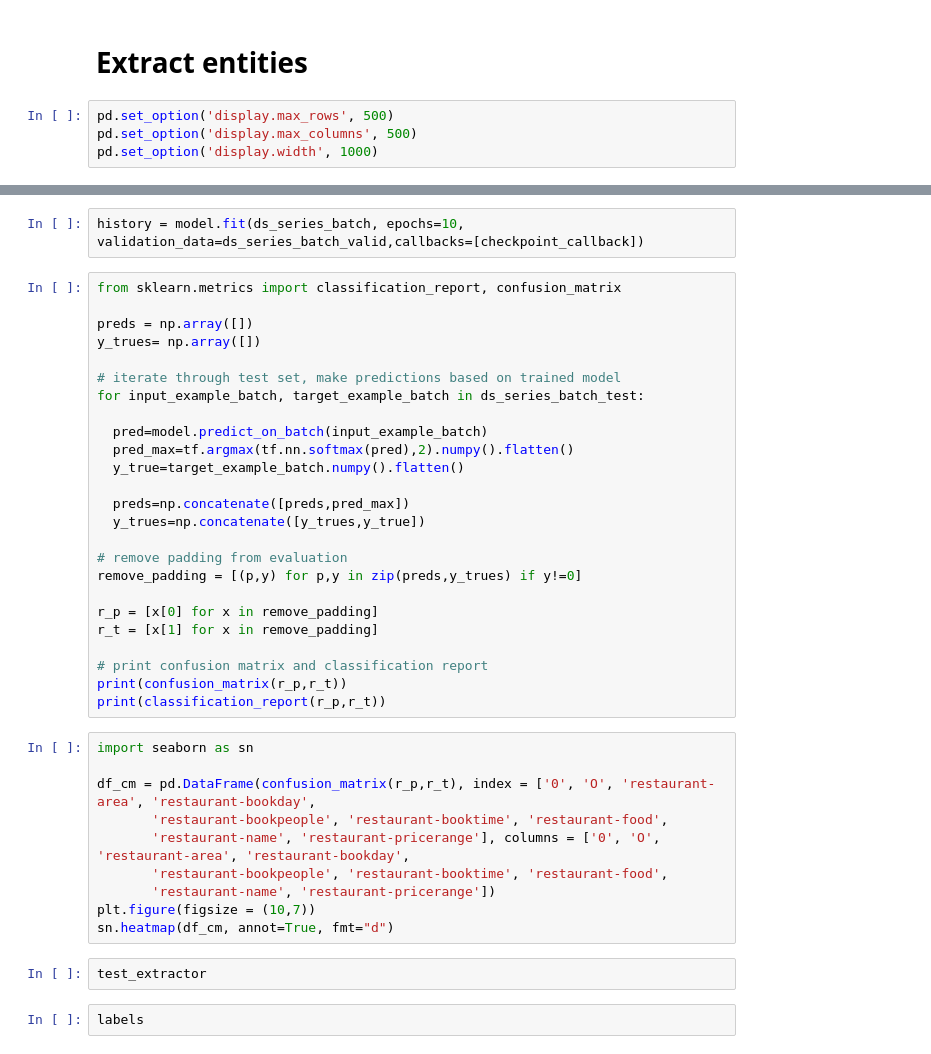
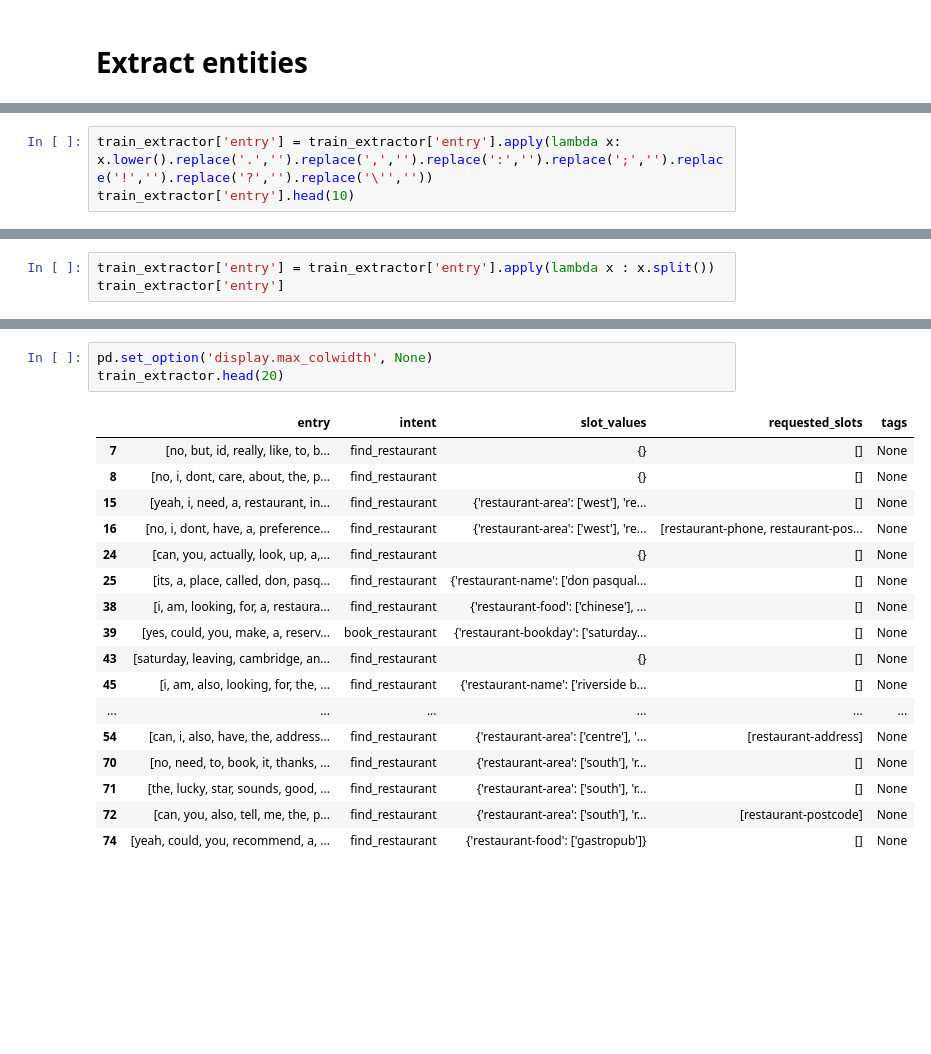
Before and after one commit to aaavalenca/PLN, a Jupyter notebook: Projeto_PLN.ipynb, the cells around one changed output, grey strips where cells are left out. Cells and saved outputs as stored; diff of their text form; blank space fills up the shorter version.

```diff
--- a/Projeto_PLN.ipynb
+++ b/Projeto_PLN.ipynb
@@ -274,6 +378,2 @@ print(c[np.argmax(predictions[0])])
 # %% [markdown]
 # Extract entities
-# %%
-pd.set_option('display.max_rows', 500)
-pd.set_option('display.max_columns', 500)
-pd.set_option('display.width', 1000)
@@ -290,0 +396,3 @@ train_extractor
+# %%
+train_extractor['entry'] = train_extractor['entry'].apply(lambda x: x.lower().replace('.','').replace(',','').replace(':','').replace(';','').replace('!','').replace('?','').replace('\'',''))
+train_extractor['entry'].head(10)
@@ -290,0 +411,3 @@ train_extractor
+# %%
+train_extractor['entry'] = train_extractor['entry'].apply(lambda x : x.split())
+train_extractor['entry']
@@ -623,41 +445,21 @@ checkpoint_callback=tf.keras.callbacks.ModelCheckpoint(
-# %%
-history = model.fit(ds_series_batch, epochs=10, validation_data=ds_series_batch_valid,callbacks=[checkpoint_callback])
-# %%
-from sklearn.metrics import classification_report, confusion_matrix
-
-preds = np.array([])
-y_trues= np.array([])
-
-# iterate through test set, make predictions based on trained model
-for input_example_batch, target_example_batch in ds_series_batch_test:
-
-  pred=model.predict_on_batch(input_example_batch)
-  pred_max=tf.argmax(tf.nn.softmax(pred),2).numpy().flatten()
-  y_true=target_example_batch.numpy().flatten()
-
-  preds=np.concatenate([preds,pred_max])
-  y_trues=np.concatenate([y_trues,y_true])
-
-# remove padding from evaluation
-remove_padding = [(p,y) for p,y in zip(preds,y_trues) if y!=0]
-
-r_p = [x[0] for x in remove_padding]
-r_t = [x[1] for x in remove_padding]
-
-# print confusion matrix and classification report
-print(confusion_matrix(r_p,r_t))
-print(classification_report(r_p,r_t))
-# %%
-import seaborn as sn
-
-df_cm = pd.DataFrame(confusion_matrix(r_p,r_t), index = ['0', 'O', 'restaurant-area', 'restaurant-bookday',
-       'restaurant-bookpeople', 'restaurant-booktime', 'restaurant-food',
-       'restaurant-name', 'restaurant-pricerange'], columns = ['0', 'O', 'restaurant-area', 'restaurant-bookday',
-       'restaurant-bookpeople', 'restaurant-booktime', 'restaurant-food',
-       'restaurant-name', 'restaurant-pricerange'])
-plt.figure(figsize = (10,7))
-sn.heatmap(df_cm, annot=True, fmt="d")
-# %%
-test_extractor
-# %%
-labels
+# %%
+pd.set_option('display.max_colwidth', None)
+train_extractor.head(20)
+# %% [output]
+|  | entry | intent | slot_values | requested_slots | tags |
+| 7 | [no, but, id, really, like, to, b... | find_restaurant | {} | [] | None |
+| 8 | [no, i, dont, care, about, the, p... | find_restaurant | {} | [] | None |
+| 15 | [yeah, i, need, a, restaurant, in... | find_restaurant | {'restaurant-area': ['west'], 're... | [] | None |
+| 16 | [no, i, dont, have, a, preference... | find_restaurant | {'restaurant-area': ['west'], 're... | [restaurant-phone, restaurant-pos... | None |
+| 24 | [can, you, actually, look, up, a,... | find_restaurant | {} | [] | None |
+| 25 | [its, a, place, called, don, pasq... | find_restaurant | {'restaurant-name': ['don pasqual... | [] | None |
+| 38 | [i, am, looking, for, a, restaura... | find_restaurant | {'restaurant-food': ['chinese'], ... | [] | None |
+| 39 | [yes, could, you, make, a, reserv... | book_restaurant | {'restaurant-bookday': ['saturday... | [] | None |
+| 43 | [saturday, leaving, cambridge, an... | find_restaurant | {} | [] | None |
+| 45 | [i, am, also, looking, for, the, ... | find_restaurant | {'restaurant-name': ['riverside b... | [] | None |
+| ... | ... | ... | ... | ... | ... |
+| 54 | [can, i, also, have, the, address... | find_restaurant | {'restaurant-area': ['centre'], '... | [restaurant-address] | None |
+| 70 | [no, need, to, book, it, thanks, ... | find_restaurant | {'restaurant-area': ['south'], 'r... | [] | None |
+| 71 | [the, lucky, star, sounds, good, ... | find_restaurant | {'restaurant-area': ['south'], 'r... | [] | None |
+| 72 | [can, you, also, tell, me, the, p... | find_restaurant | {'restaurant-area': ['south'], 'r... | [restaurant-postcode] | None |
+| 74 | [yeah, could, you, recommend, a, ... | find_restaurant | {'restaurant-food': ['gastropub']} | [] | None |
```
Also changed, not shown: parts of 57 cells of this notebook.
